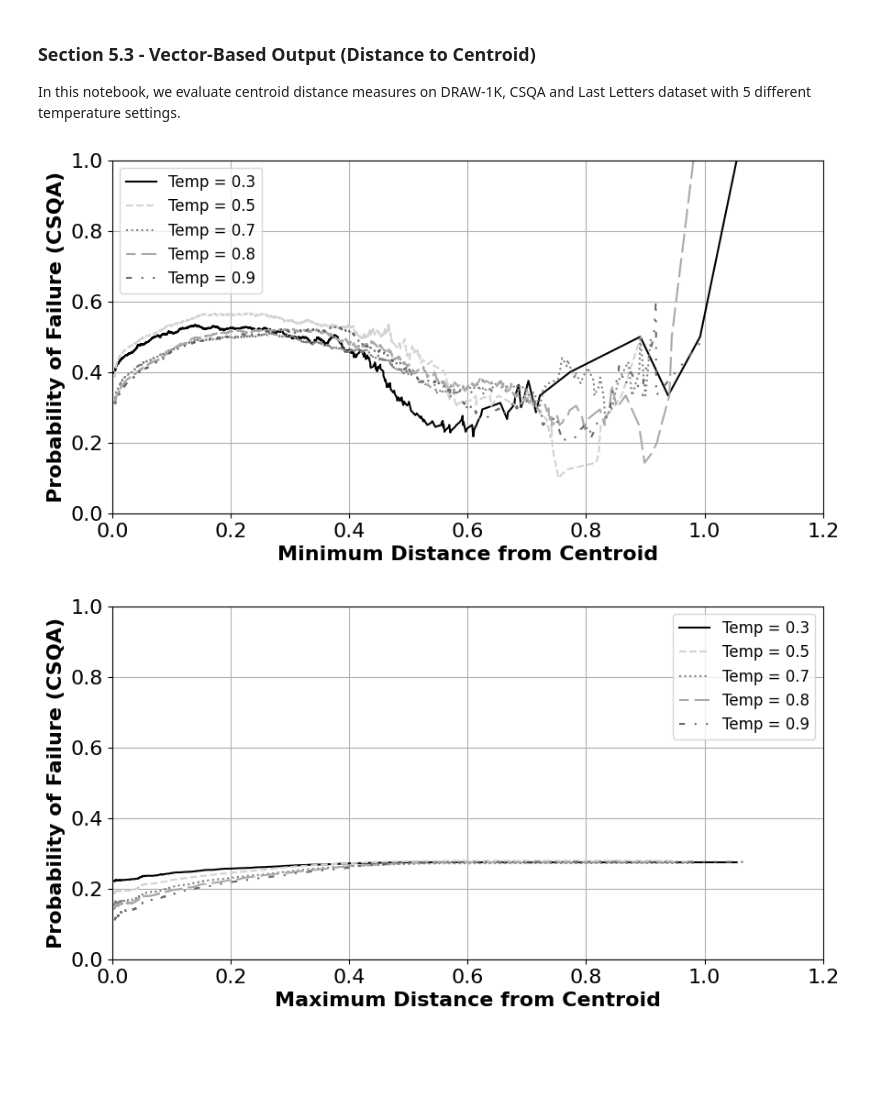
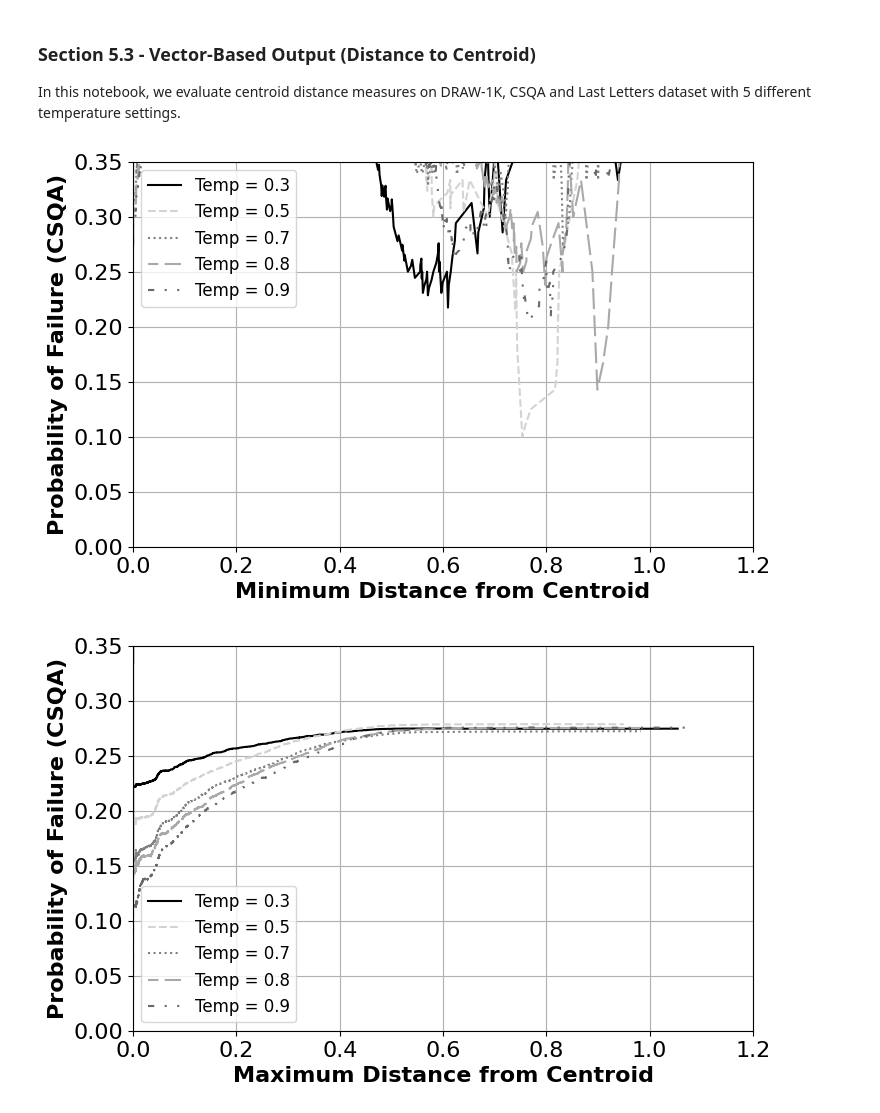
Before and after one commit to lab-v2/diversity_measures, a Jupyter notebook: scripts/analysis/eval_centroid.ipynb, the cells around one changed output. Saved outputs shown, nothing was run; the diff lists cells and outputs as text; code cells hidden in the pictures; blank space fills up the shorter version.

```diff
--- a/scripts/analysis/eval_centroid.ipynb
+++ b/scripts/analysis/eval_centroid.ipynb
@@ -85,7 +85,7 @@ def plot_feature_vs_failure(df, type, variation, DATASET):
     next_tick = np.ceil(max_x / interval) * interval
 
     plt.xlim(0, next_tick)
-    plt.ylim(0, 1)
+    plt.ylim(0, 0.35)
 # %%
 def plot_and_generate(DATASET, VARIATION, generate_func):
     file_path = f'../../data/machine-learning/{VARIATION}/{DATASET}.jsonl'
@@ -94,17 +94,17 @@ def plot_and_generate(DATASET, VARIATION, generate_func):
     plot_feature_vs_failure(entropy, type_str, VARIATION, DATASET)
 # %%
 for DATASET in ['csqa', 'draw','last_letters']:
-    plt.figure(figsize=(10,5))
+    plt.figure(figsize=(8,5))
     for VARIATION in ['base-T0.3', 'base-T0.5', 'base-T0.7', 'base-T0.8', 'base-T0.9']:
         plot_and_generate(DATASET, VARIATION, generate_geq)
     plt.legend(fontsize=12)
     plt.show()
 
-    plt.figure(figsize=(10,5))
+    plt.figure(figsize=(8,5))
     for VARIATION in ['base-T0.3', 'base-T0.5', 'base-T0.7', 'base-T0.8', 'base-T0.9']:
         plot_and_generate(DATASET, VARIATION, generate_leq)
     plt.legend(fontsize=12)
     plt.show()
 # %% [output]
-[figure, old version]
+[figure, new version]
-[figure, old version]
+[figure, new version]
```
Also changed, not shown: parts of 1 cell of this notebook, 45 other files.
